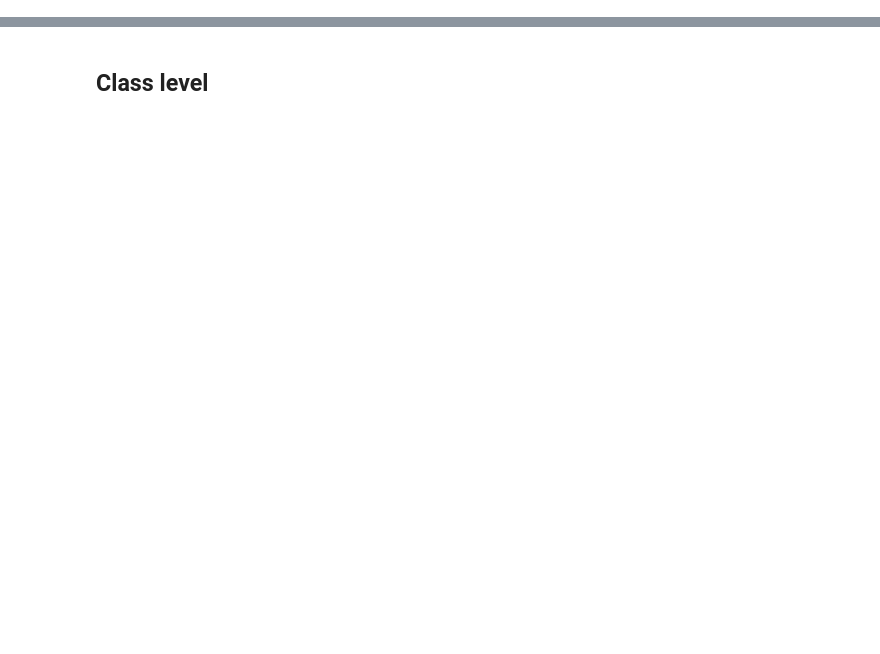
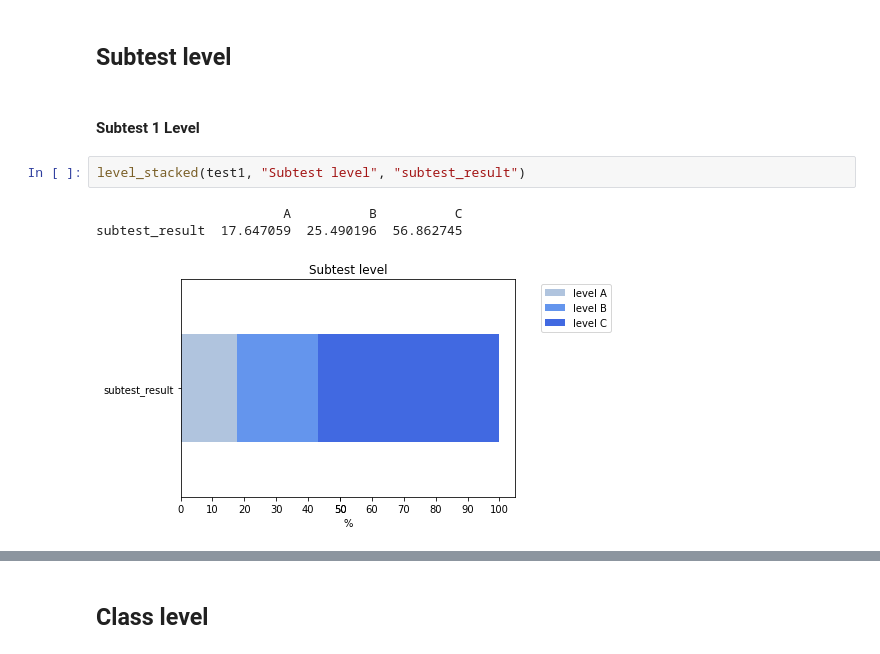
Before and after one commit to imkeines/tiria_data, a Jupyter notebook: Data_EDA.ipynb, the cells around one changed output, grey strips where cells are left out. Saved outputs shown, nothing was run; the diff lists cells and outputs as text; blank space fills up the shorter version.

```diff
--- a/Data_EDA.ipynb
+++ b/Data_EDA.ipynb
@@ -151,0 +117,10 @@ Test 4:  -0.5491691547746674
+# %% [markdown]
+## Subtest level
+# %% [markdown]
+#### Subtest 1 Level
+# %%
+level_stacked(test1, "Subtest level", "subtest_result")
+# %% [output]
+                        A          B          C
+subtest_result  17.647059  25.490196  56.862745
+[figure, added]
```
Also changed, not shown: parts of 73 cells of this notebook, 2 other files.
